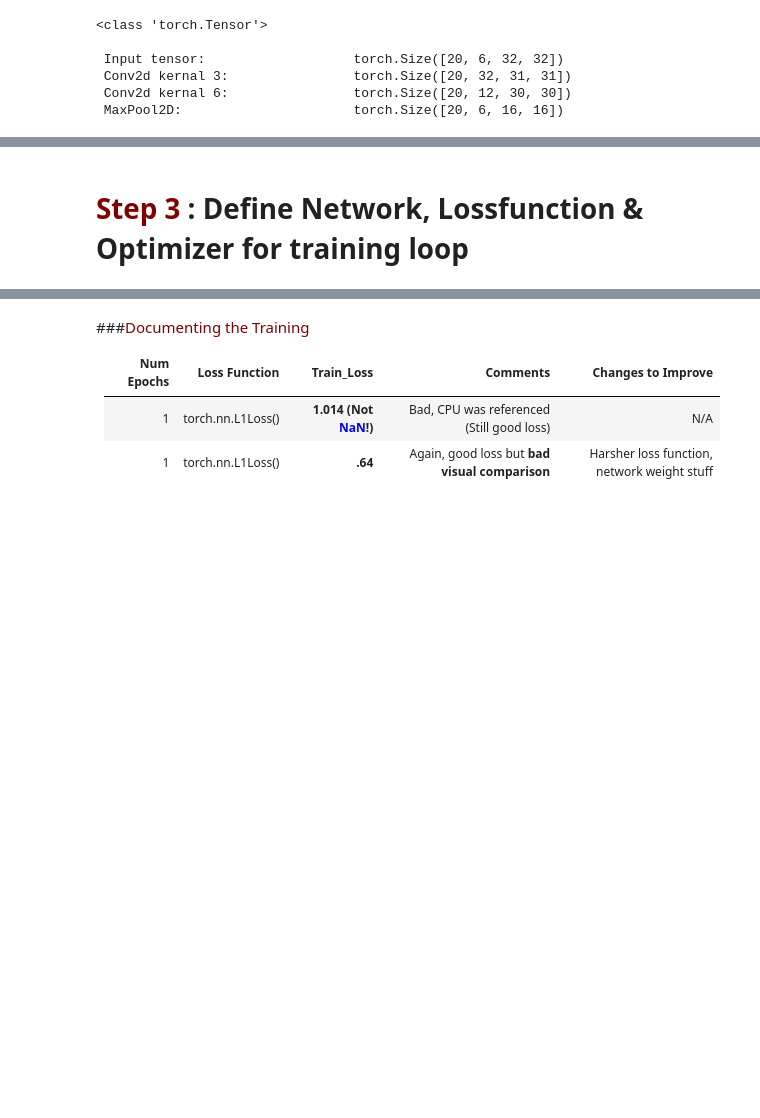
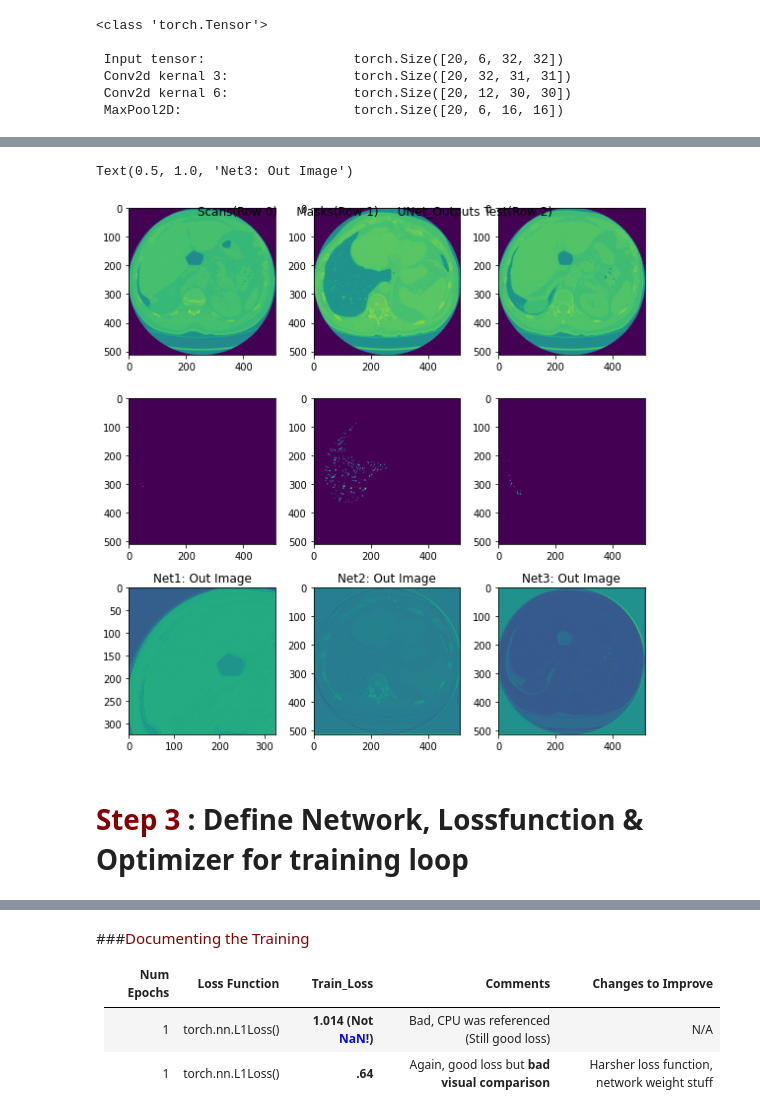
Before and after one commit to seyhosseini/AML-AVGAN-22, a Jupyter notebook: Part1_A_V_Seperation.ipynb, the cells around one changed output, grey strips where cells are left out. Saved outputs shown, nothing was run; the diff lists cells and outputs as text; code cells hidden in the pictures; blank space fills up the shorter version.

```diff
--- a/Part1_A_V_Seperation.ipynb
+++ b/Part1_A_V_Seperation.ipynb
@@ -268,7 +270,7 @@ class UNet_V2(nn.Module):
     self.MAXPOOL_2 = nn.MaxPool2d(kernel_size=2, stride=2, padding=0)
 
     ####### DROPOUT LAYER #######
-    self.drop1 = nn.Dropout(p = .5, inplace = False)
+    # self.drop1 = nn.Dropout(p = .5, inplace = False)
 
     ######## ENCODER BLOCK 3 :
     # Enocder block 3 - Sequential definition:
@@ -317,7 +319,7 @@ class UNet_V2(nn.Module):
     self.UPCONV_3 = upconv(256,128)
 
     ####### DROPOUT LAYER #######
-    self.drop3 = nn.Dropout(p = .5, inplace = False)
+    # self.drop3 = nn.Dropout(p = .5, inplace = False)
 
     # Semantic Gap Info Recieve 2 ....
 
@@ -366,7 +368,7 @@ class UNet_V2(nn.Module):
     # Passoff x2
 
     # print("Before Encoder 3: ", m2.shape)
-    x3 = self.ENCODER_BL3(self.drop1(m2))
+    x3 = self.ENCODER_BL3(m2)
     # print("After Encoder 3: ", x3.shape)
     m3 = self.MAXPOOL_3(x3)
     # print("After Maxpool 3: ", m3.shape)
@@ -408,7 +410,7 @@ class UNet_V2(nn.Module):
     # print("After Decoder 2: ", x8.shape)
 
     # print("Before UpConv3: ", x8.shape)
-    u3 = self.UPCONV_3(self.drop3(x8))
+    u3 = self.UPCONV_3(x8)
     # print("After UpConv3: ", u3.shape)
 
     x23 = copy_crop(x2,u3)
@@ -676 +763,13 @@ CT_IN_trainloader = DataLoader(dataset,shuffle=True)
+# %%
+# ---- DATA IMPORTS -> DATALOADER ---- #
+im_ndarr = sitk.GetArrayFromImage(im)
+vs_ndarr = sitk.GetArrayFromImage(vssmsk)
+
+im_train, im_test, vs_train, vs_test = train_test_split(im_ndarr,vs_ndarr,test_size=0.15,random_state=42)
+
+trainData = CT_Slices_Dataset(Masks = vs_train, CT_Scan = im_train, image_size = im_ndarr.shape[1], transforms=CT_Scan_transforms, target_transforms=Mask_transforms)
+trainLoader = DataLoader(trainData,shuffle=True)
+
+testData = CT_Slices_Dataset(Masks = vs_test, CT_Scan = im_test, image_size = im_ndarr.shape[1], transforms=CT_Scan_transforms, target_transforms=Mask_transforms)
+testLoader = DataLoader(testData,shuffle=True)
 # %% [markdown]
@@ -735,5 +777,57 @@ Text(0.5, 1.0, 'UNetV2: Out Image')
+# %%
+from torch._C import dtype
+from SimpleITK.SimpleITK import Mask
+"""
+Step 2.5: Visualize CT/CTA scans *If possible*
+:input_data
+"""
+
+# Did this to re-update net everytime I tweaked optimizers
+device = torch.device("cuda:0" if torch.cuda.is_available() else "cpu")
+
+# Create two versions to test with input data
+net = UNet_V1().to(device) # This original paper implmentation reduces the image size
+
+net2 = UNet_V2().to(device) # This version adds padding to match output
+
+net3 = UNet().to(device) # This version made by Nat also idealizes the output but makes definition much smaller
+
+
+# Quick visualization :)
+fig ,ax = plt.subplots(3,3,figsize=(8,8))
+fig.set_tight_layout(True)
+fig.suptitle("Scans(Row 0)     Masks(Row 1)     UNet_Outputs Test(Row 2)")
+
+
+
+# --------- NETWORK IN/OUT TESTING ------- #
+for i, data in enumerate(trainLoader, 0):
+
+  # Graph 4 instances of the input and label
+  if i==3: break
+  else:
+    inputs, labels = data[0].to(device = device, dtype = torch.float), data[1].to(device = device, dtype = torch.float)
+
+    ax[0][i].imshow(np.squeeze(np.squeeze(np.asarray(inputs.cpu().detach().numpy()))))
+    ax[1][i].imshow(np.squeeze(np.squeeze(np.asarray(labels.cpu().detach().numpy()))))
+
+    if i == 0:
+      ax[2][i].imshow(np.squeeze(np.squeeze(np.asarray(net(inputs).cpu().detach().numpy()))))
+    if i == 1:
+      ax[2][i].imshow(np.squeeze(np.squeeze(np.asarray(net2(inputs).cpu().detach().numpy()))))
+    if i == 2:
+      ax[2][i].imshow(np.squeeze(np.squeeze(np.asarray(net3(inputs).cpu().detach().numpy()))))
+
+
+# typeAndShape(output)
+ax[2][0].set_title("Net1: Out Image")
+ax[2][1].set_title("Net2: Out Image")
+ax[2][2].set_title("Net3: Out Image")
+# %% [output]
+Text(0.5, 1.0, 'Net3: Out Image')
+[figure, added]
 # %% [markdown]
-# <font color = Maroon> Step 3 </font> : Define Network, Lossfunction & Optimizer for training loop
+# <font color = Maroon> <b> Step 3 </b> </font> : Define Network, Lossfunction & Optimizer for training loop
 # %%
 """
 Step 3: Training setup
```
Also changed, not shown: parts of 26 cells of this notebook.
